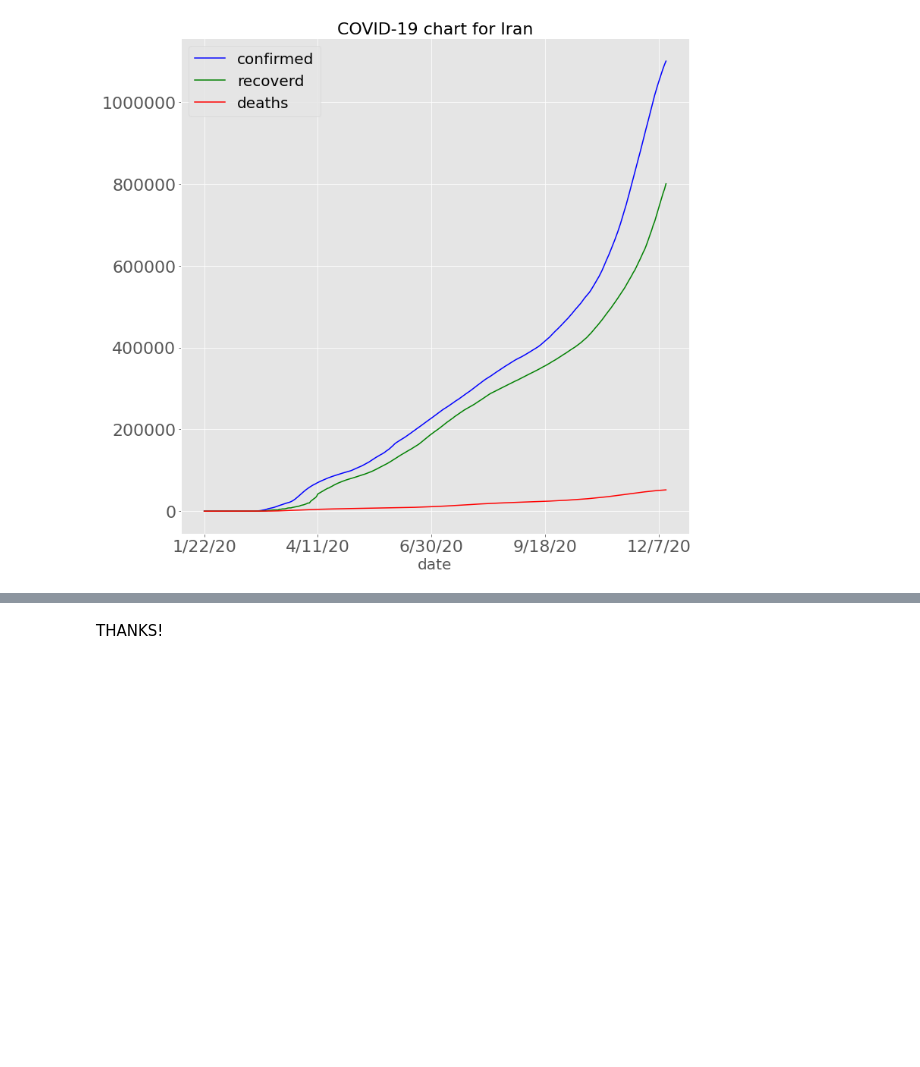
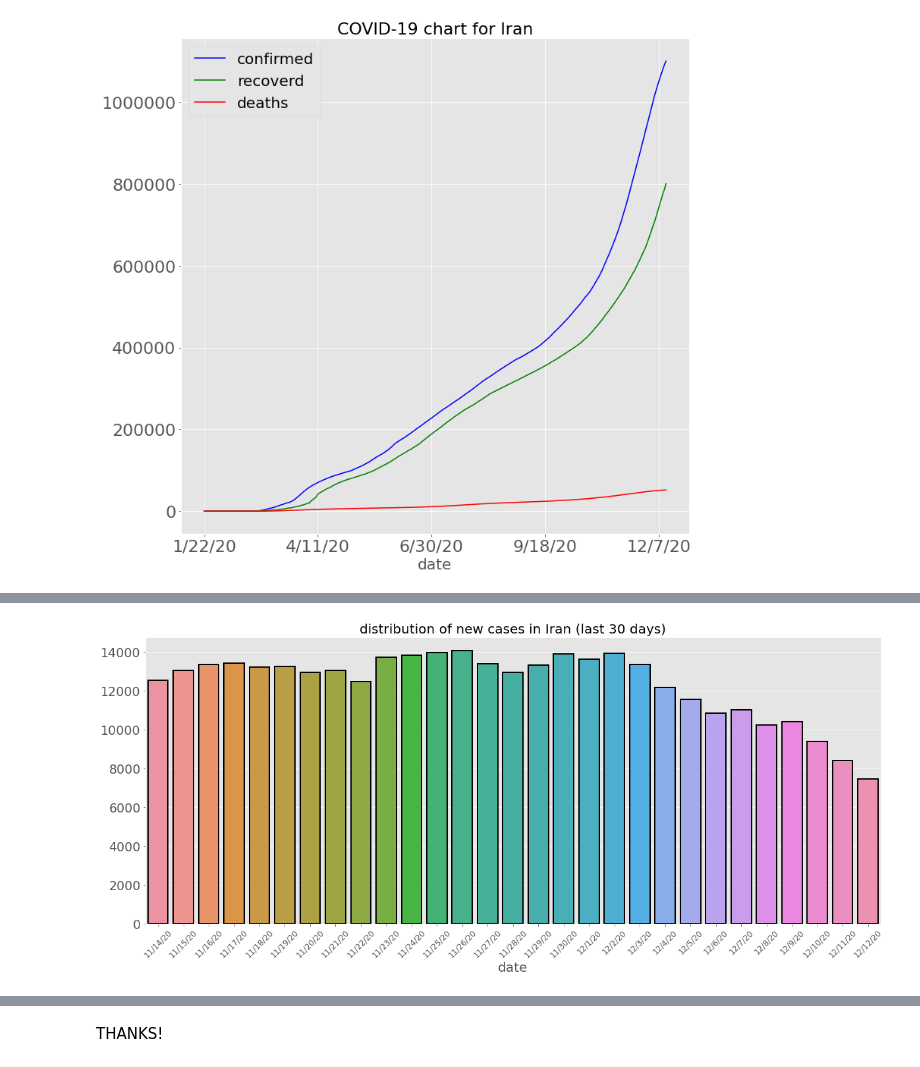
Before and after one commit to ThisIsMahdiZare/about-covid19, a Jupyter notebook: COVID19_statistic.ipynb, the cells around one changed output, grey strips where cells are left out. Drawn from its saved outputs; the diff is of its cells as text; code cells hidden in the pictures; blank space fills up the shorter version.

Commit message:
COVID-19

```diff
--- a/COVID19_statistic.ipynb
+++ b/COVID19_statistic.ipynb
@@ -44,9 +44,8 @@ c_df = confirmed_df.copy()
 r_df = recoverd_df.copy()
 d_df = deaths_df.copy()
 # %%
-# please download the data set from github repository and change the below path to your own
-local_path = 'C:/Users/thisi/Documents/Population.csv'
-population_df = pd.read_csv(local_path)
+path = 'https://raw.githubusercontent.com/ThisIsMahdiZare/about-covid19/main/data/Population.csv'
+population_df = pd.read_csv(path)
 population_df.index = population_df['Country/Region']
 population_df = population_df.drop(population_df.columns[0], axis=1)
 # %%
@@ -632,3 +631,32 @@ country_chart('Norway')
 country_chart('Iran')
 # %% [output]
 [figure]
+# %%
+def new_cases_chart(df ,kind = 'bar', country = 'Iran' , n_results = 30 , title = None ):
+    d = df.loc[:'12/13/20'].tail(n_results)[country]
+    l = df.loc[:'12/13/20'].tail(n_results)[country].index.tolist()
+    ll = []
+
+    for day in l:
+        try :
+            ll.append(d.loc[l[l.index(day)+1]] - d.loc[l[l.index(day)]])
+        except IndexError:
+            break
+
+    kwargs = {'alpha':1, 'linestyle':'-', 'linewidth':2, 'edgecolor':'k'}
+    fig1 = plt.figure(figsize=(20,8))
+    ax = plt.subplot(111)
+    plt.title(f'distribution of {title} in {country} (last {n_results} days)', fontsize = 20);
+    plt.xlabel('date', fontsize = 20);
+    plt.xticks(rotation=45,fontsize=12)
+    plt.yticks(fontsize=19)
+    if n_results>30:
+        ax.xaxis.set_major_locator(plt.MaxNLocator(30))
+
+    if kind =='bar':
+        sns.barplot(x = l[:-1] , y = ll,saturation=.8,**kwargs);
+    elif kind =='line':
+        ax.grid(False)
+        plt.plot(l[:-1],  ll , lw = 4 , color = 'r' );
+    else:
+        raise ValueError('invalid value for kind')
@@ -634,0 +673,4 @@ country_chart('Iran')
+# %%
+new_cases_chart(c_df ,country='Iran' , title = 'new cases',n_results=30)
+# %% [output]
+[figure, added]
```
Also changed, not shown: parts of 17 cells of this notebook, 1 other file.
